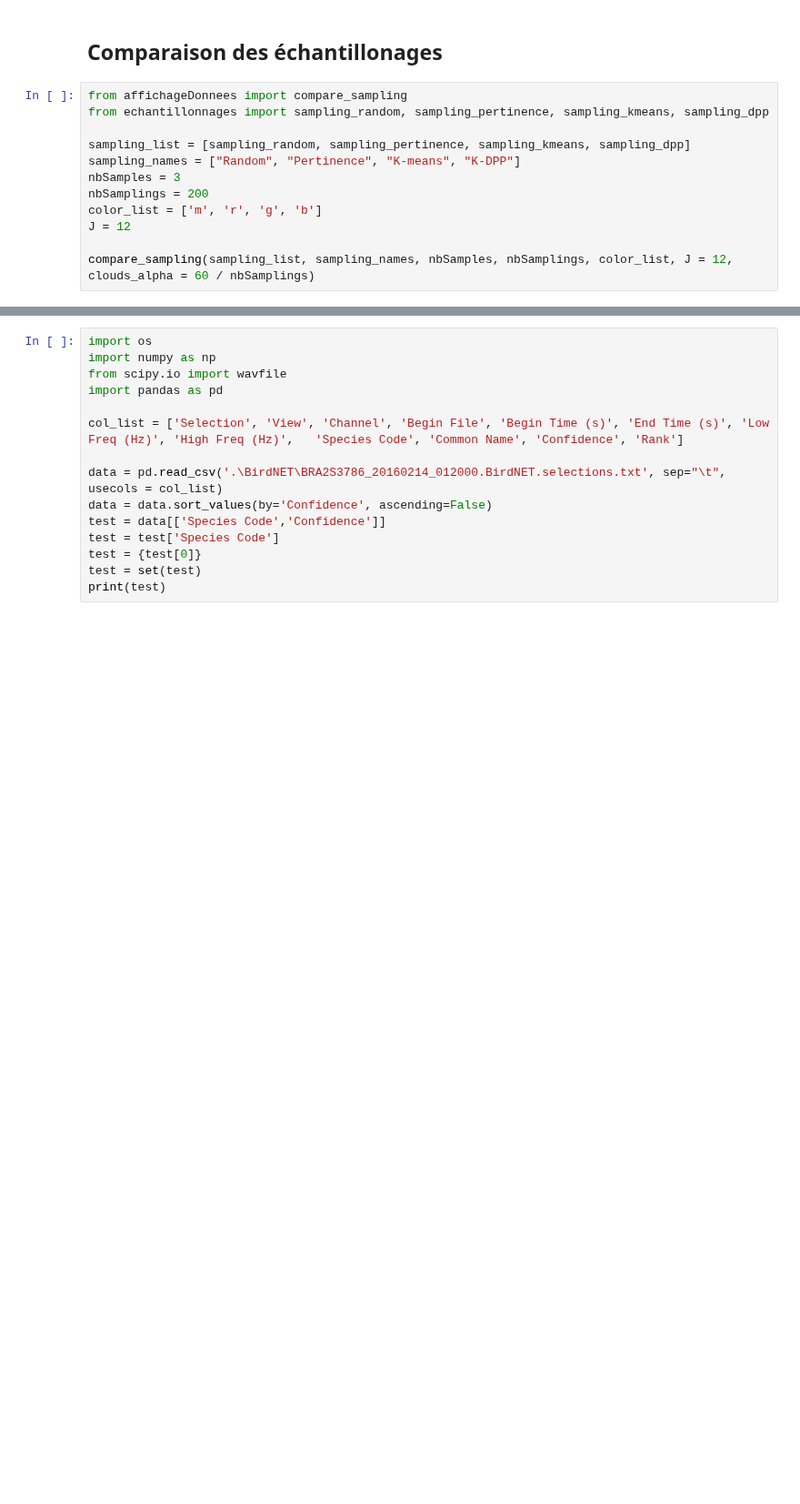
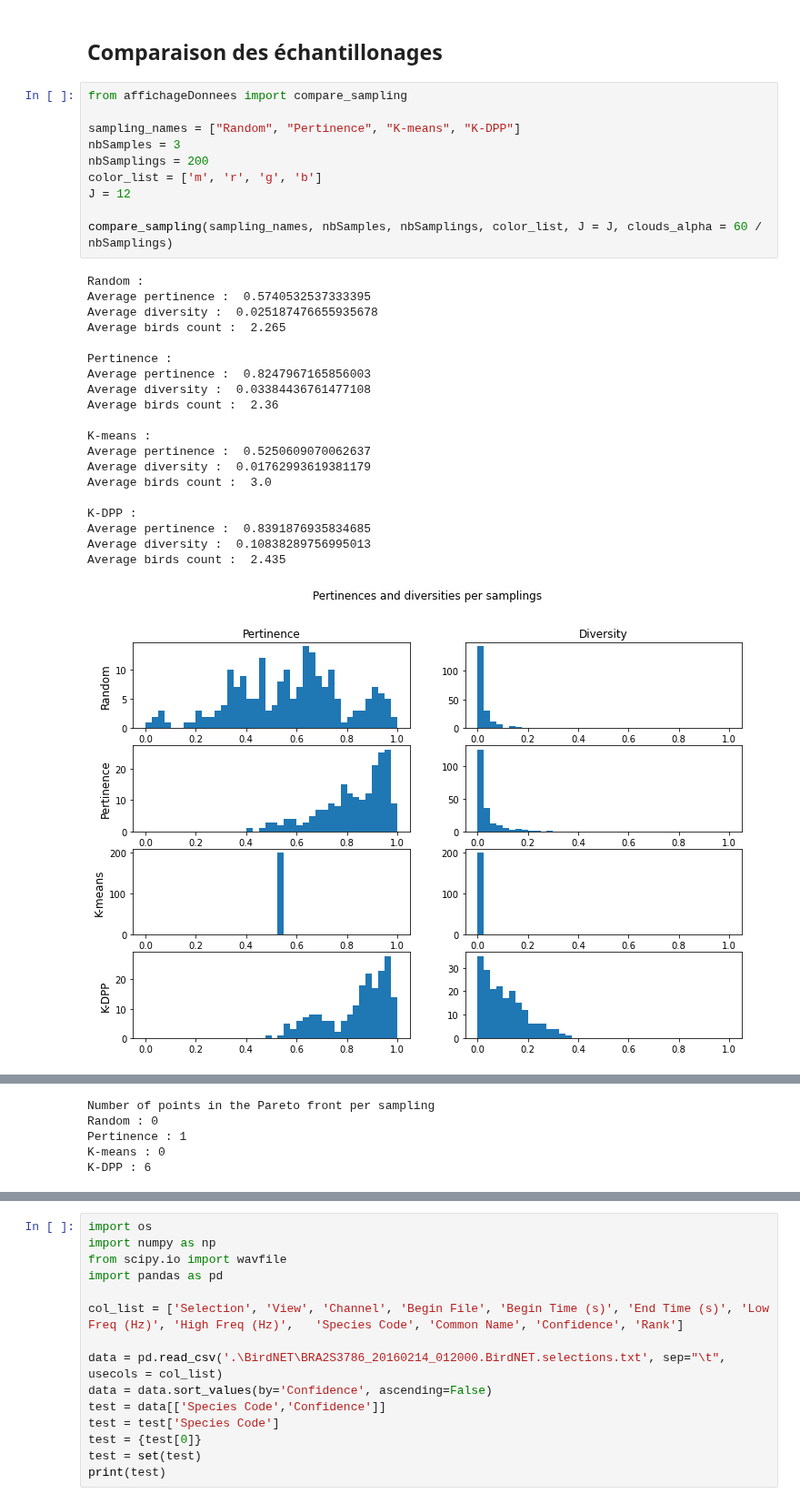
Before and after one commit to outidrarine/Detpop, a Jupyter notebook: TestEchantillonages.ipynb, the cells around one changed output, grey strips where cells are left out. Shown at 91% size. Cells and saved outputs as stored; diff of their text form; blank space fills up the shorter version.

```diff
--- a/TestEchantillonages.ipynb
+++ b/TestEchantillonages.ipynb
@@ -56,13 +58,32 @@ present_sampling(sampling_dpp, nbSamples)
 ## Comparaison des échantillonages
 # %%
 from affichageDonnees import compare_sampling
-from echantillonnages import sampling_random, sampling_pertinence, sampling_kmeans, sampling_dpp
 
-sampling_list = [sampling_random, sampling_pertinence, sampling_kmeans, sampling_dpp]
 sampling_names = ["Random", "Pertinence", "K-means", "K-DPP"]
 nbSamples = 3
 nbSamplings = 200
 color_list = ['m', 'r', 'g', 'b']
 J = 12
 
-compare_sampling(sampling_list, sampling_names, nbSamples, nbSamplings, color_list, J = 12, clouds_alpha = 60 / nbSamplings)
+compare_sampling(sampling_names, nbSamples, nbSamplings, color_list, J = J, clouds_alpha = 60 / nbSamplings)
+# %% [output]
+Random :
+Average pertinence :  0.5740532537333395
+Average diversity :  0.025187476655935678
+Average birds count :  2.265
+
+Pertinence :
+Average pertinence :  0.8247967165856003
+Average diversity :  0.03384436761477108
+Average birds count :  2.36
+
+K-means :
+Average pertinence :  0.5250609070062637
+Average diversity :  0.01762993619381179
+Average birds count :  3.0
+
+K-DPP :
+Average pertinence :  0.8391876935834685
+Average diversity :  0.10838289756995013
+Average birds count :  2.435
+[figure, added]
@@ -68,0 +91,5 @@ compare_sampling(sampling_list, sampling_names, nbSamples, nbSamplings, color_li
+Number of points in the Pareto front per sampling
+Random : 0
+Pertinence : 1
+K-means : 0
+K-DPP : 6
```
Also changed, not shown: parts of 2 cells of this notebook, 7 other files.
